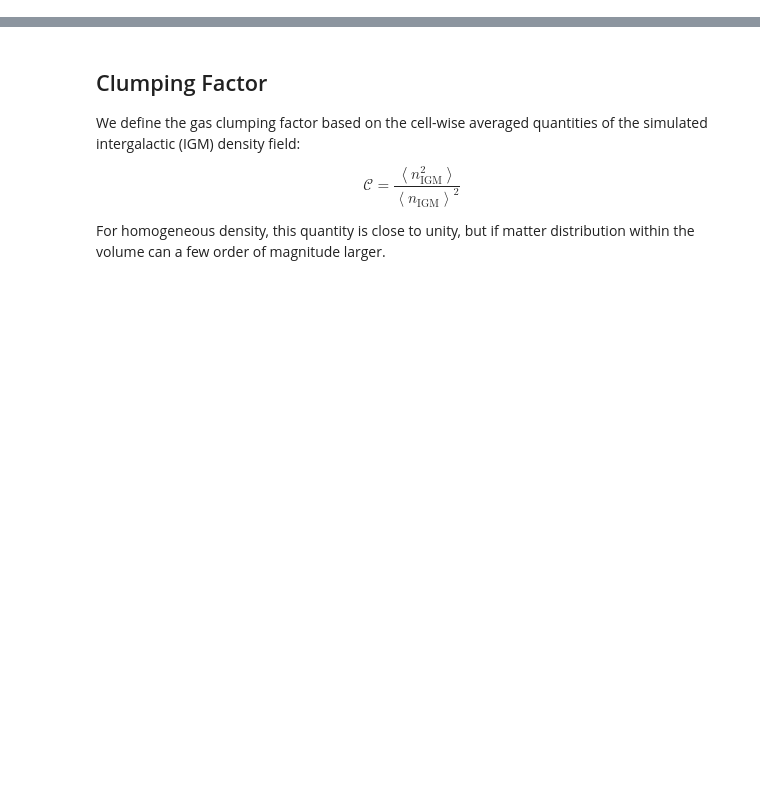
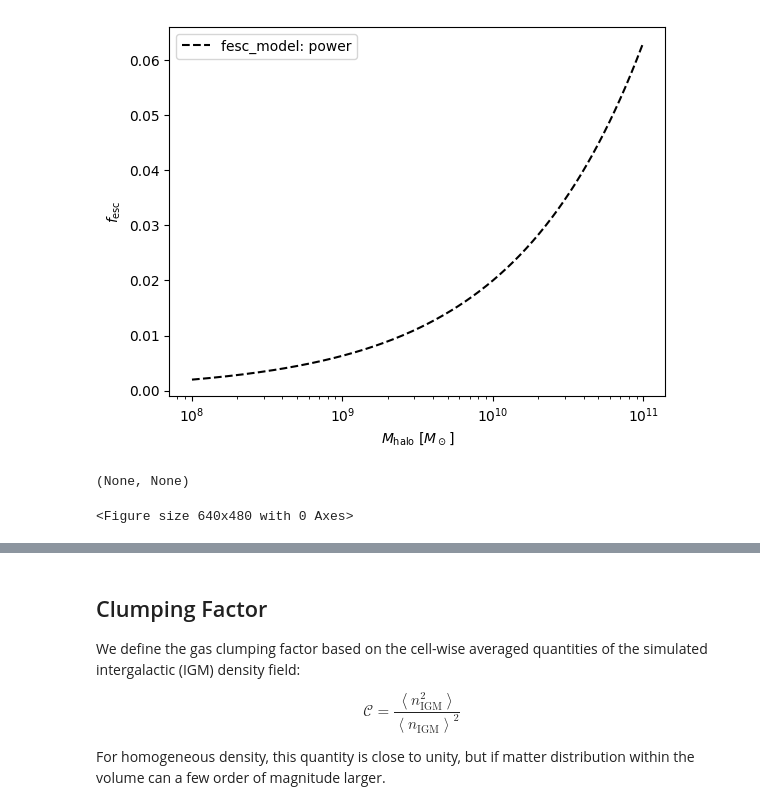
Before and after one commit to cosmic-reionization/pyC2Ray, a Jupyter notebook: docs/tutorials/source_sink.ipynb, the cells around one changed output, grey strips where cells are left out. Cells and saved outputs as stored; diff of their text form; code cells hidden in the pictures; blank space fills up the shorter version.

```diff
--- a/docs/tutorials/source_sink.ipynb
+++ b/docs/tutorials/source_sink.ipynb
@@ -24,0 +93,13 @@ N = params['Grid']['meshsize']
+# %%
+fesc_pars = {'f0_esc': 0.02, 'Mp_esc': 1e10, 'al_esc': 0.5}
+fesc_model = pc2r.source_model.EscapeFraction(model='power', pars=fesc_pars)
+# %%
+fesc1 = fesc_model.deterministic(Mhalo=mhalo)
+plt.semilogx(mhalo, fesc1, color='black', ls='--', label='fesc_model: power')
+plt.legend()
+plt.xlabel(r'$M_\mathrm{halo}$ [$M_\odot$]'), plt.ylabel(r'$f_\mathrm{esc}$')
+plt.show(), plt.clf()
+# %% [output]
+[figure, added]
+(None, None)
+<Figure size 640x480 with 0 Axes>
```
Also changed, not shown: parts of 22 cells of this notebook, 3 other files.
